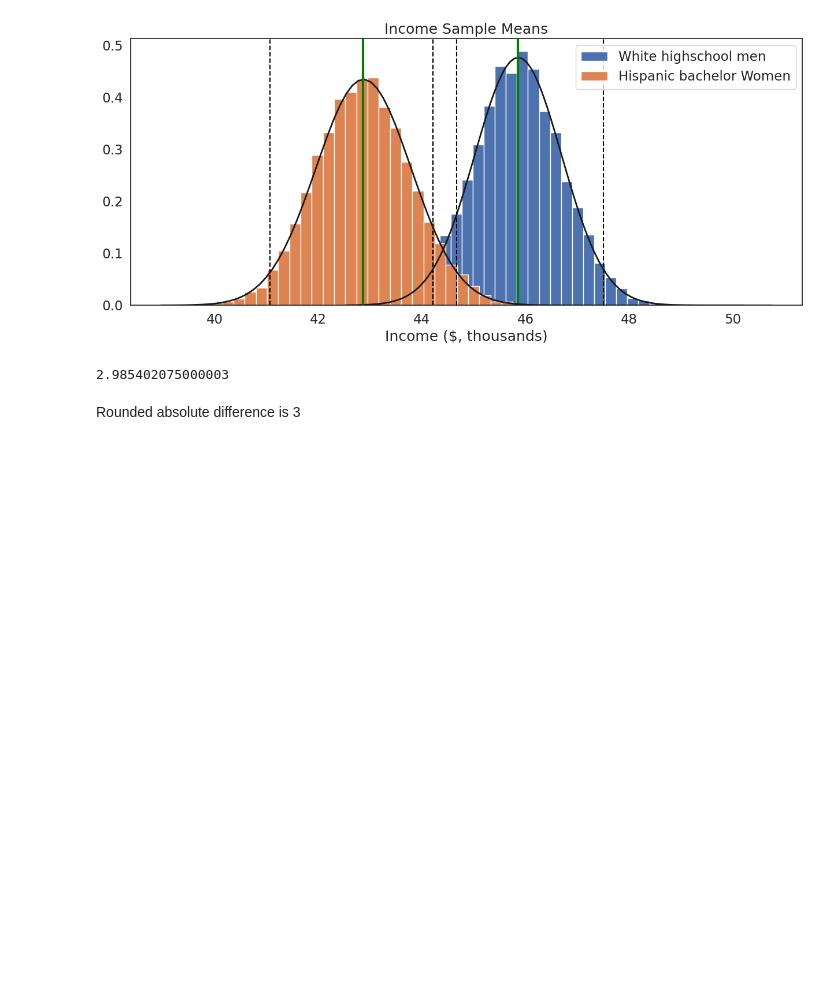
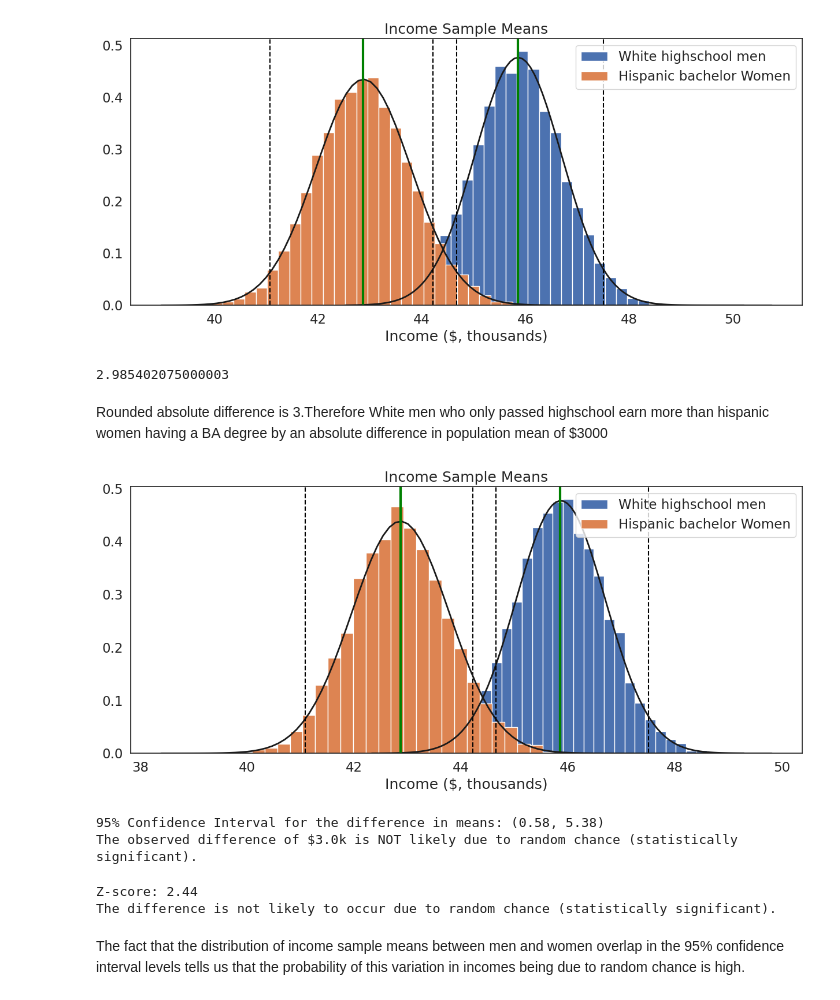
Before and after one commit to Sree-git4/QM2, a Jupyter notebook: notebooks/W05. Distributions and Basic Statistics.ipynb, the cells around one changed output. Cells and saved outputs as stored; diff of their text form; code cells hidden in the pictures; blank space fills up the shorter version.

```diff
--- a/notebooks/W05. Distributions and Basic Statistics.ipynb
+++ b/notebooks/W05. Distributions and Basic Statistics.ipynb
@@ -638,5 +638,38 @@ two_hist([men_df, women_df],['White highschool men', 'Hispanic bachelor Women'],
 # %% [output]
 [figure]
 2.985402075000003
-# %% [markdown]
-Rounded absolute difference is 3
+# %% [markdown]
+Rounded absolute difference is 3.Therefore White men who only passed highschool earn more than hispanic women having a BA degree by an absolute difference in population mean of $3000
+# %%
+two_hist_with_ci([men_df, women_df],['White highschool men', 'Hispanic bachelor Women'], 'Income ($, thousands)', "Income Sample Means")
+# %% [output]
+[figure, added]
+95% Confidence Interval for the difference in means: (0.58, 5.38)
+The observed difference of $3.0k is NOT likely due to random chance (statistically significant).
+# %%
+import numpy as np
+
+# Assuming men_df and women_df are your actual data
+# Calculate standard deviations and sample sizes
+std_men = men_df.std()  # Sample standard deviation for men
+std_women = women_df.std()  # Sample standard deviation for women
+
+n1 = len(men_df)  # Sample size for men
+n2 = len(women_df)  # Sample size for women
+
+# Calculate Z-score for the difference in means
+z = (men_df.mean() - women_df.mean()) / np.sqrt((std_men**2 / n1) + (std_women**2 / n2))
+
+# Print the Z-score
+print(f"Z-score: {z:.2f}")
+
+# Compare Z-score with the critical value (1.96 for 95% confidence)
+if abs(z) > 1.96:  # Check if the absolute value of Z exceeds 1.96
+    print("The difference is not likely to occur due to random chance (statistically significant).")
+else:
+    print("The difference is likely to occur due to random chance.")
+# %% [output]
+Z-score: 2.44
+The difference is not likely to occur due to random chance (statistically significant).
+# %% [markdown]
+The fact that the distribution of income sample means between men and women overlap in the 95% confidence interval levels tells us that the probability of this variation in incomes being due to random chance is high.
```
